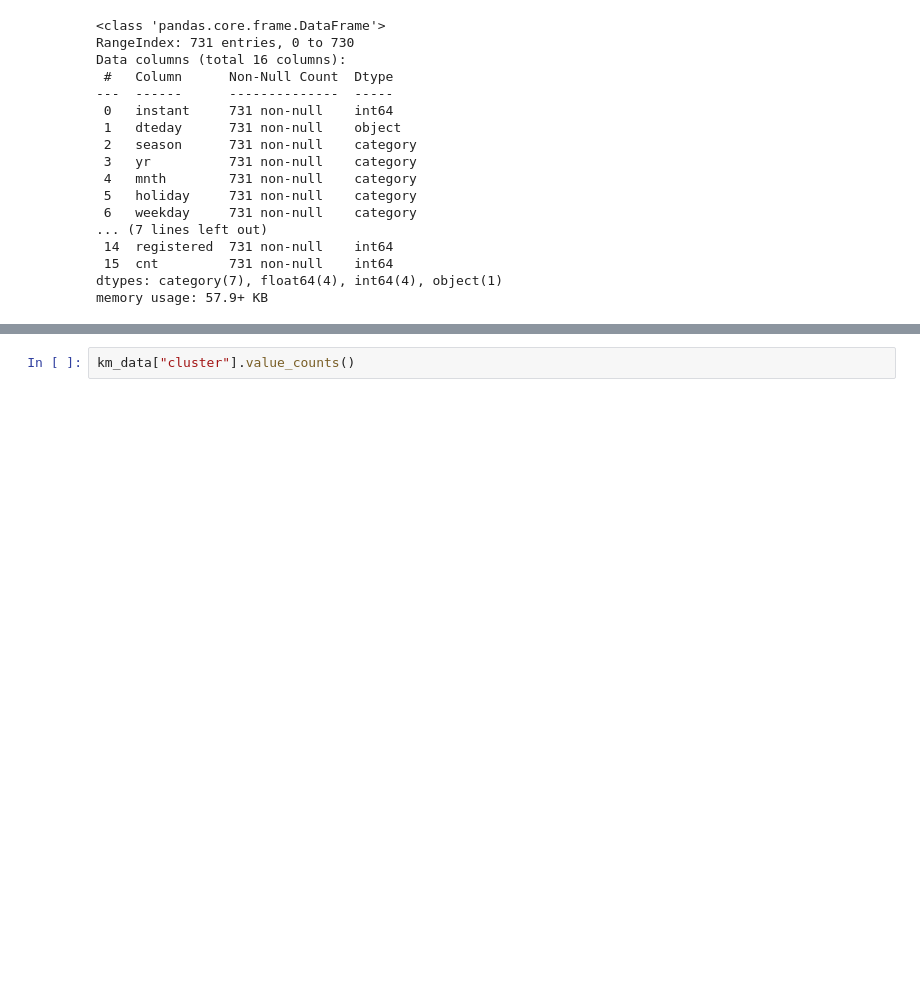
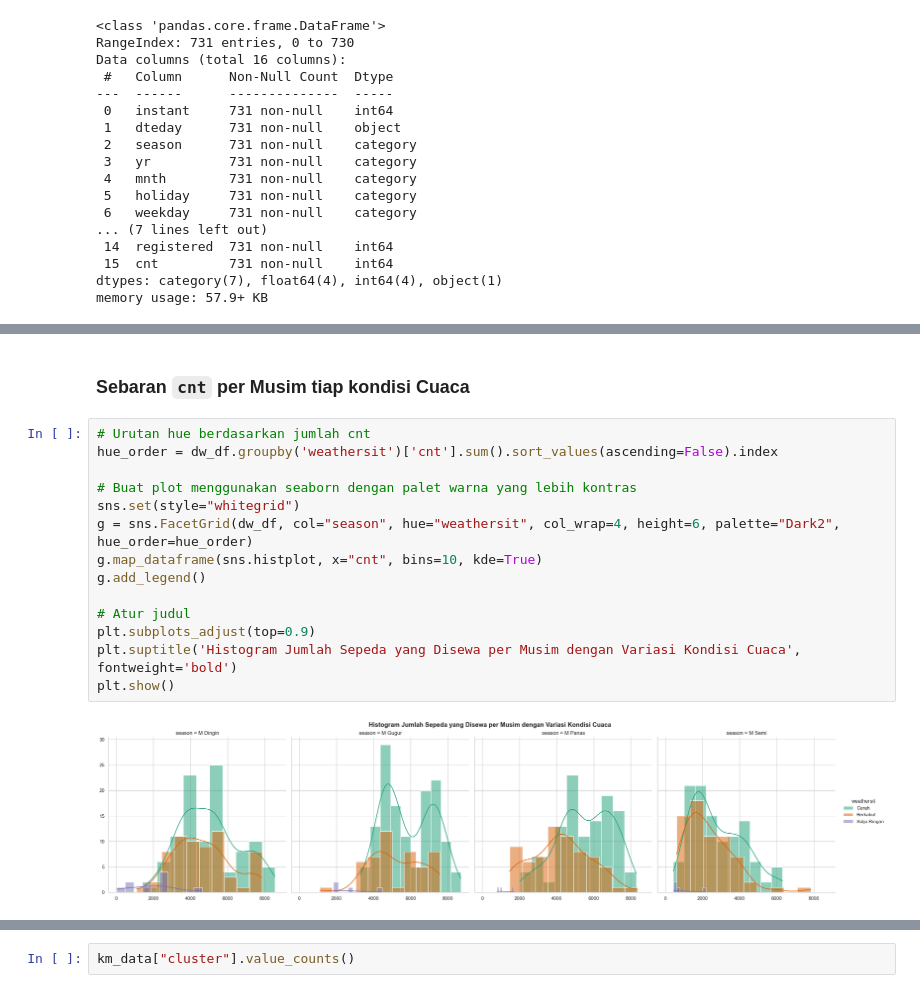
Before and after one commit to Zen-Rofiqy/BikeShare, a Jupyter notebook: MyDashBoard.ipynb, the cells around one changed output, grey strips where cells are left out. Drawn from its saved outputs; the diff is of its cells as text; blank space fills up the shorter version.

```diff
--- a/MyDashBoard.ipynb
+++ b/MyDashBoard.ipynb
@@ -1394,0 +373,18 @@ dw_dummy
+# %% [markdown]
+### Sebaran `cnt` per Musim tiap kondisi Cuaca
+# %%
+# Urutan hue berdasarkan jumlah cnt
+hue_order = dw_df.groupby('weathersit')['cnt'].sum().sort_values(ascending=False).index
+
+# Buat plot menggunakan seaborn dengan palet warna yang lebih kontras
+sns.set(style="whitegrid")
+g = sns.FacetGrid(dw_df, col="season", hue="weathersit", col_wrap=4, height=6, palette="Dark2", hue_order=hue_order)
+g.map_dataframe(sns.histplot, x="cnt", bins=10, kde=True)
+g.add_legend()
+
+# Atur judul
+plt.subplots_adjust(top=0.9)
+plt.suptitle('Histogram Jumlah Sepeda yang Disewa per Musim dengan Variasi Kondisi Cuaca', fontweight='bold')
+plt.show()
+# %% [output]
+[figure, added]
```
Also changed, not shown: parts of 147 cells of this notebook, 5 other files.
